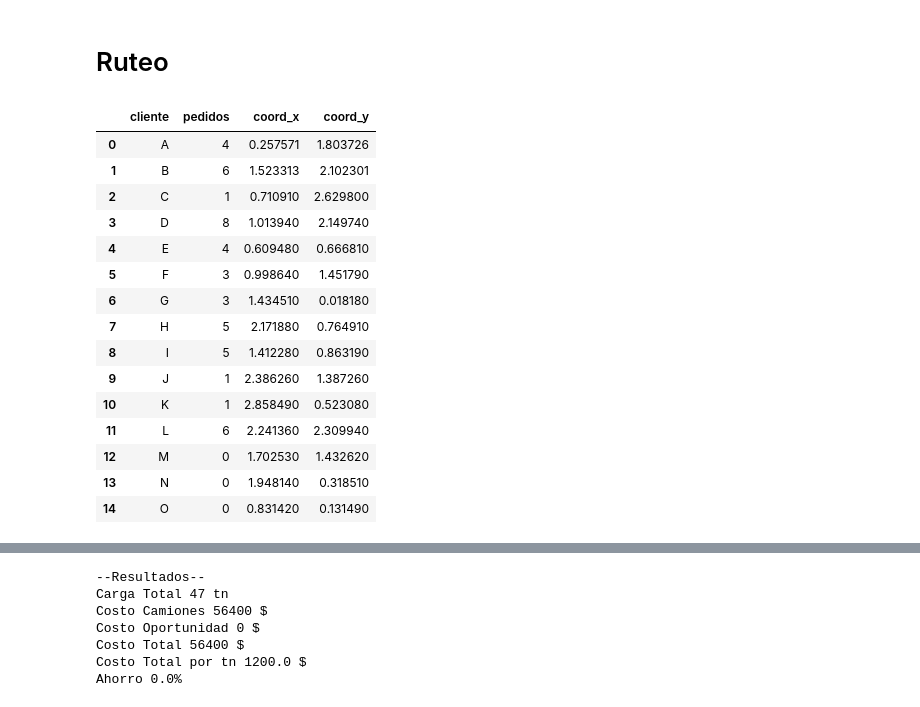
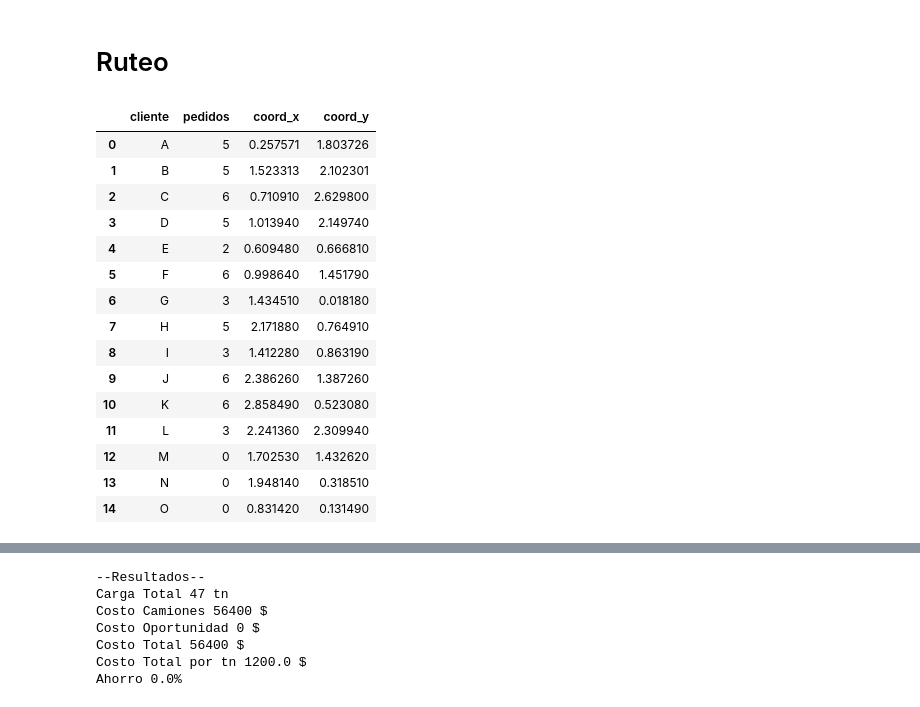
Before and after one commit to JuanCruzC97/ope3-logistica, a Jupyter notebook: 2.0-demo.ipynb, the cells around one changed output, grey strips where cells are left out. Drawn from its saved outputs; the diff is of its cells as text; code cells hidden in the pictures.

```diff
--- a/2.0-demo.ipynb
+++ b/2.0-demo.ipynb
@@ -50,22 +51,22 @@ df_camiones
 # Ruteo
 # %%
 # Preparamos los datos de pedidos.
-df_pedido = preparar_df_pedidos(df_pedidos, "pedidos1")
+df_pedido = preparar_df_pedidos(df_pedidos, "pedidos3")
 df_pedido
 # %% [output]
 |  | cliente | pedidos | coord_x | coord_y |
-| 0 | A | 4 | 0.257571 | 1.803726 |
-| 1 | B | 6 | 1.523313 | 2.102301 |
-| 2 | C | 1 | 0.710910 | 2.629800 |
-| 3 | D | 8 | 1.013940 | 2.149740 |
-| 4 | E | 4 | 0.609480 | 0.666810 |
-| 5 | F | 3 | 0.998640 | 1.451790 |
+| 0 | A | 5 | 0.257571 | 1.803726 |
+| 1 | B | 5 | 1.523313 | 2.102301 |
+| 2 | C | 6 | 0.710910 | 2.629800 |
+| 3 | D | 5 | 1.013940 | 2.149740 |
+| 4 | E | 2 | 0.609480 | 0.666810 |
+| 5 | F | 6 | 0.998640 | 1.451790 |
 | 6 | G | 3 | 1.434510 | 0.018180 |
 | 7 | H | 5 | 2.171880 | 0.764910 |
-| 8 | I | 5 | 1.412280 | 0.863190 |
-| 9 | J | 1 | 2.386260 | 1.387260 |
-| 10 | K | 1 | 2.858490 | 0.523080 |
-| 11 | L | 6 | 2.241360 | 2.309940 |
+| 8 | I | 3 | 1.412280 | 0.863190 |
+| 9 | J | 6 | 2.386260 | 1.387260 |
+| 10 | K | 6 | 2.858490 | 0.523080 |
+| 11 | L | 3 | 2.241360 | 2.309940 |
 | 12 | M | 0 | 1.702530 | 1.432620 |
 | 13 | N | 0 | 1.948140 | 0.318510 |
 | 14 | O | 0 | 0.831420 | 0.131490 |
```
Also changed, not shown: parts of 16 cells of this notebook, 2 other files.
